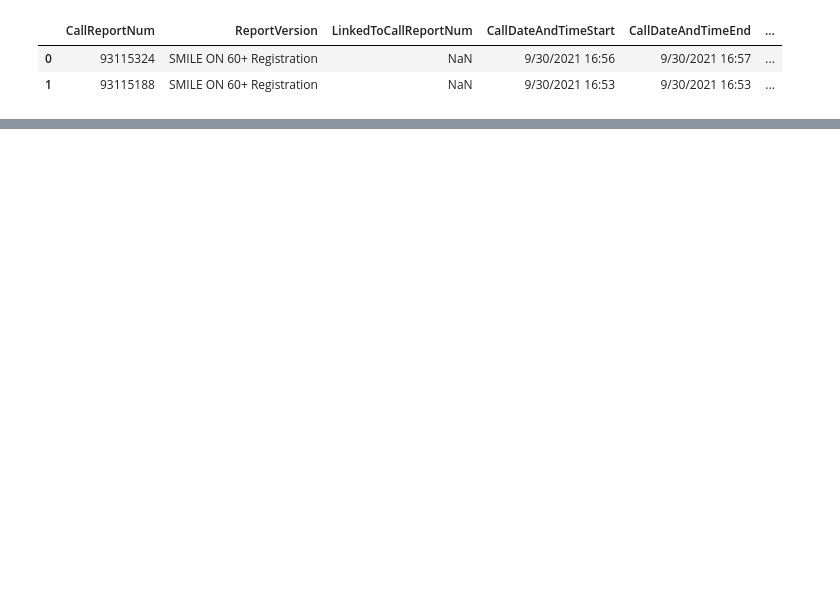
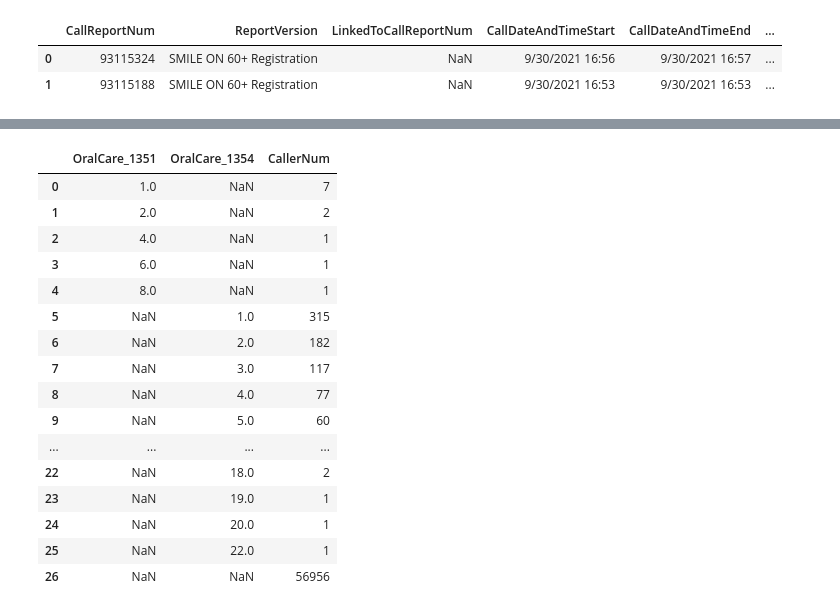
Before and after one commit to Jmiah789/smile-on-get_tootha_choppa, a Jupyter notebook: notebooks/TreatmentPlan.ipynb, the cells around one changed output, grey strips where cells are left out. Saved outputs shown, nothing was run; the diff lists cells and outputs as text; code cells hidden in the pictures; blank space fills up the shorter version.

Commit message:
Smileon

```diff
--- a/notebooks/TreatmentPlan.ipynb
+++ b/notebooks/TreatmentPlan.ipynb
@@ -18,0 +37,29 @@ tplan=[['OralCare_1351','OralCare_1354','OralCare_2140','OralCare_2150','OralCar
+# %%
+#group0= smileon['c']
+group1 =smileon.groupby(['OralCare_1351','OralCare_1354'],dropna=False)
+group2 = smileon.groupby(['OralCare_2140','OralCare_2150','OralCare_2160','OralCare_2161','OralCare_230','OralCare_2330','OralCare_2331','OralCare_2332','OralCare_2335','OralCare_2390','OralCare_2391','OralCare_2392','OralCare_2393','OralCare_2394','OralCare_2915','OralCare_2920','OralCare_2933','OralCare_2940','OralCare_2950','OralCare_2954','OralCare_2980'])
+group3 = smileon['OralCare_3220']
+group4 = smileon.groupby(['OralCare_4341','OralCare_4342'])
+group6 = smileon.groupby(['OralCare_6930','OralCare_6980'])
+group7 = smileon.groupby(['OralCare_7111','OralCare_7140','OralCare_7210','OralCare_7220','OralCare_7230','OralCare_7240','OralCare_7241','OralCare_7250','OralCare_7261','OralCare_7286','OralCare_7310','OralCare_7311','OralCare_7320','OralCare_7321','OralCare_7410','OralCare_7411','OralCare_7471','OralCare_7510','OralCare_7971','OralCare_7972'])
+group9 = smileon.groupby(['OralCare_9110','OralCare_9951'])
+# %%
+group1['CallerNum'].count().reset_index()
+# %% [output]
+|  | OralCare_1351 | OralCare_1354 | CallerNum |
+| 0 | 1.0 | NaN | 7 |
+| 1 | 2.0 | NaN | 2 |
+| 2 | 4.0 | NaN | 1 |
+| 3 | 6.0 | NaN | 1 |
+| 4 | 8.0 | NaN | 1 |
+| 5 | NaN | 1.0 | 315 |
+| 6 | NaN | 2.0 | 182 |
+| 7 | NaN | 3.0 | 117 |
+| 8 | NaN | 4.0 | 77 |
+| 9 | NaN | 5.0 | 60 |
+| ... | ... | ... | ... |
+| 22 | NaN | 18.0 | 2 |
+| 23 | NaN | 19.0 | 1 |
+| 24 | NaN | 20.0 | 1 |
+| 25 | NaN | 22.0 | 1 |
+| 26 | NaN | NaN | 56956 |
```
Also changed, not shown: parts of 8 cells of this notebook.
